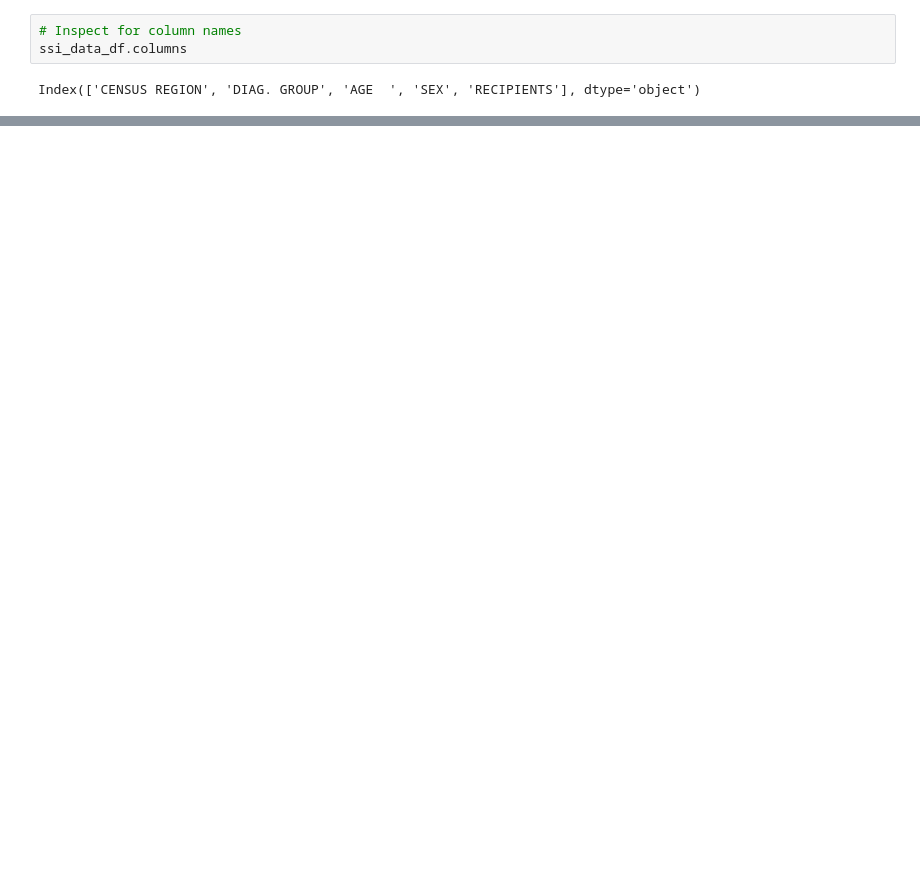
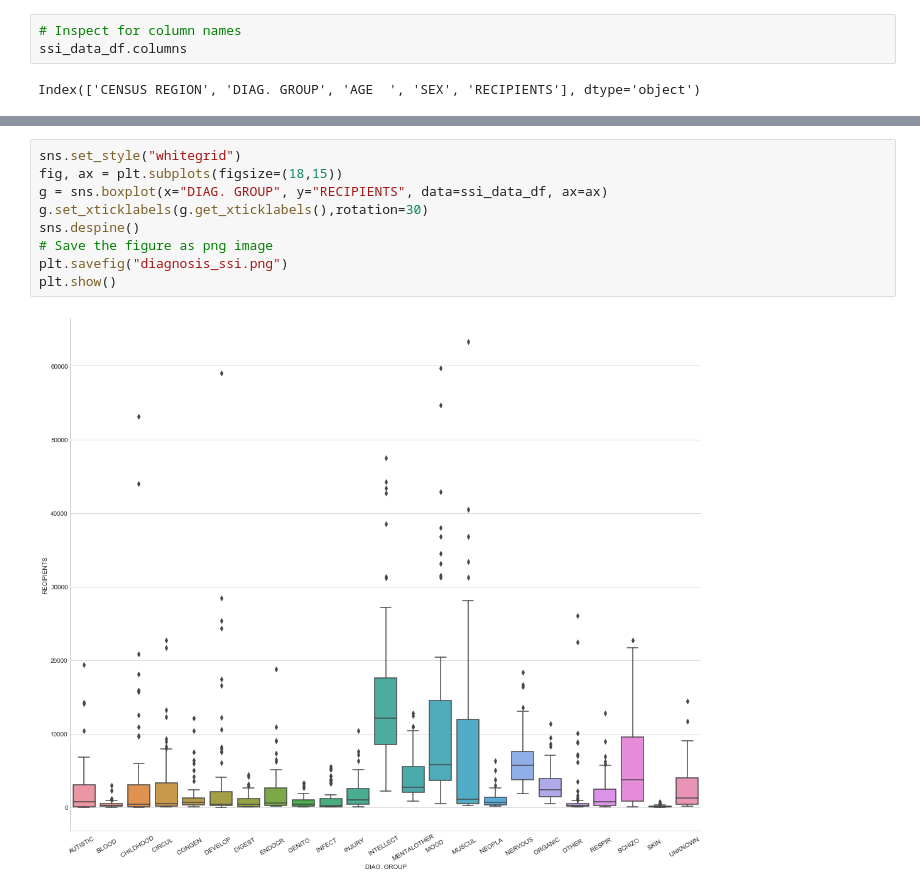
Before and after one commit to ehyoder/ehyoder.github.io, a Jupyter notebook: ssi_data.ipynb, the cells around one changed output, grey strips where cells are left out. Saved outputs shown, nothing was run; the diff lists cells and outputs as text; blank space fills up the shorter version.

```diff
--- a/ssi_data.ipynb
+++ b/ssi_data.ipynb
@@ -22,0 +33,11 @@ print(regional_data)
+# %%
+sns.set_style("whitegrid")
+fig, ax = plt.subplots(figsize=(18,15))
+g = sns.boxplot(x="DIAG. GROUP", y="RECIPIENTS", data=ssi_data_df, ax=ax)
+g.set_xticklabels(g.get_xticklabels(),rotation=30)
+sns.despine()
+# Save the figure as png image
+plt.savefig("diagnosis_ssi.png")
+plt.show()
+# %% [output]
+[figure, added]
```
Also changed, not shown: parts of 7 cells of this notebook, 1 other file.
